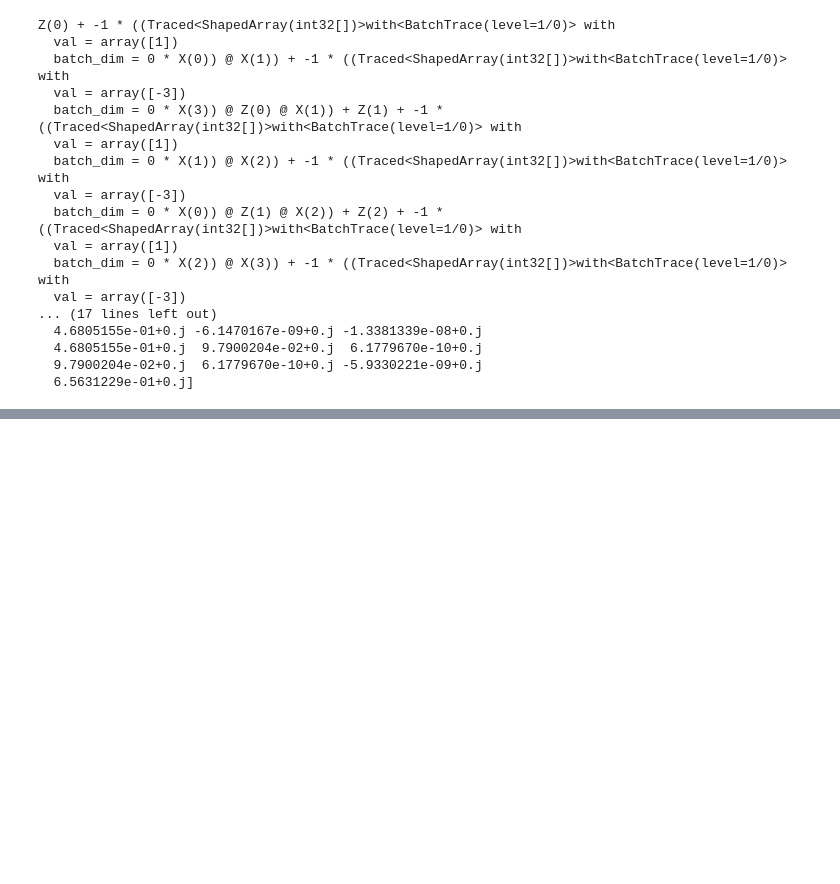
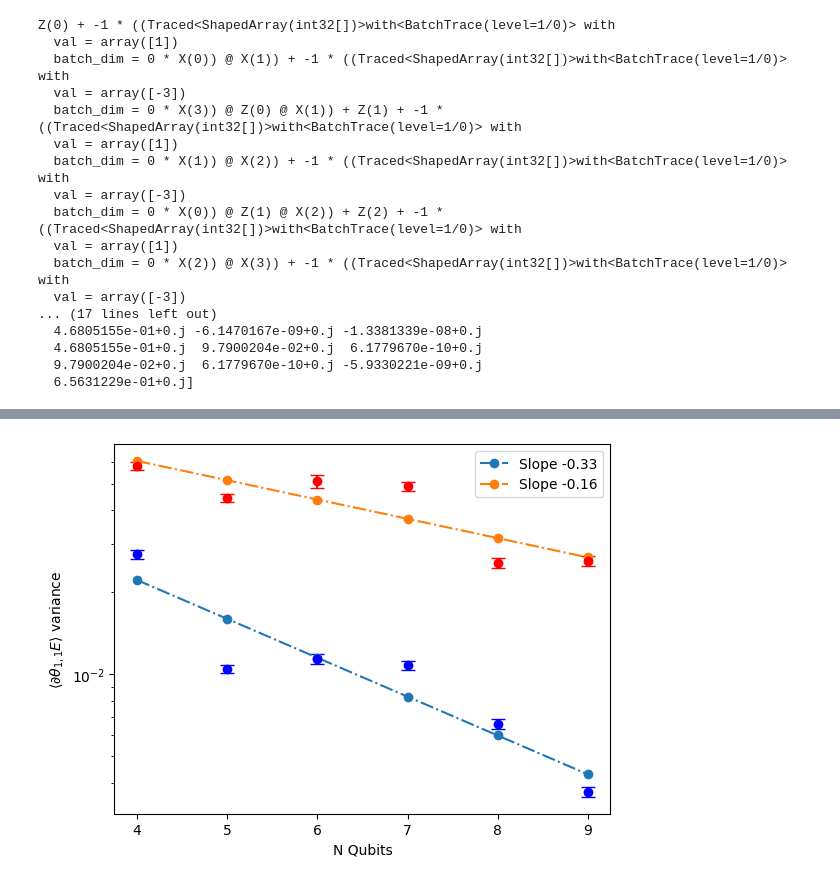
Before and after one commit to erikrecio/qurriculum_learning, a Jupyter notebook: Phase Recognition/main_penny5-jaxopt.ipynb, the cells around one changed output, grey strips where cells are left out. Drawn from its saved outputs; the diff is of its cells as text; code cells hidden in the pictures; blank space fills up the shorter version.

```diff
--- a/Phase Recognition/main_penny5-jaxopt.ipynb
+++ b/Phase Recognition/main_penny5-jaxopt.ipynb
@@ -1072,14 +1072,14 @@ def train_qcnn(gs_train, gs_val, labels_train, labels_val, j_train, opt, cl):
     b = bias_init
 
     params = params_init
-    state = opt.init_state(params_init, gs_train[:2], labels_train[:2])
+    state = opt.init_state(params_init, gs_train[:2], labels_train[:2], nqubits)
 
     for it in range(num_iters):
 
         # For self paced learning, we sort the datapoints at every iteration
         if cl in ["SPCL", "SPACL", "FSPACL", "FSPCL"]:
             ascending = True if cl in ["SPCL","FSPCL"] else False
-            gs_train, labels_train, j_train = sort_gs(w, b, gs_train, labels_train, j_train, ascending, cl)
+            gs_train, labels_train, j_train = sort_gs(w, b, gs_train, labels_train, j_train, ascending, cl, nqubits)
 
         # Once they are sorted, we select the first datapoints into the batch lists
         if cl in ["CL", "ACL", "PCL", "PACL", "RAND", "SPACL", "SPCL"]:
@@ -1101,7 +1101,7 @@ def train_qcnn(gs_train, gs_val, labels_train, labels_val, j_train, opt, cl):
 
         # Update the weights by one optimizer step
         with open(os.devnull, "w") as f, contextlib.redirect_stdout(f):
-            params, state = opt.update(params, state, gs_train_batch, labels_train_batch)
+            params, state = opt.update(params, state, gs_train_batch, labels_train_batch, nqubits)
 
         if with_bias:
             w, b = params
@@ -1109,14 +1109,14 @@ def train_qcnn(gs_train, gs_val, labels_train, labels_val, j_train, opt, cl):
             w = params
 
         if optimizer == "GradientDescent":
-            l = loss(params, gs_train_batch, labels_train_batch)
+            l = loss(params, gs_train_batch, labels_train_batch, nqubits)
         else:
             l = state.value
 
         # Compute predictions and accuracy on train and validation set
-        pred_train = pred(w, b, gs_train)
+        pred_train = pred(w, b, gs_train, nqubits)
         if with_val:
-            pred_val = pred(w, b, gs_val) if len(labels_val) > 0 else None
+            pred_val = pred(w, b, gs_val, nqubits) if len(labels_val) > 0 else None
         else:
             pred_val = np.array([0]*len(labels_val))
 
@@ -1135,7 +1135,7 @@ def train_qcnn(gs_train, gs_val, labels_train, labels_val, j_train, opt, cl):
         acc_train_arr.append(float(acc_train))
         acc_val_arr.append(float(acc_val))
 
-        # l = loss(w, b, gs_train, labels_train)
+        # l = loss(w, b, gs_train, labels_train, nqubits)
         losses.append(float(l))
 
     return weights, bias, losses, pred_train_arr, pred_val_arr, acc_train_arr, acc_val_arr, j_train
@@ -1977,13 +1983,13 @@ j_val = np.array(read_data["j_val"][run])
 # j_val = new_j
 
 
-# gs2 = np.array([ground_state(j1, j2) for j1, j2 in j_val])
-gs2 = jax.vmap(ground_state, in_axes=[0,0])(j_val[:,0], j_val[:,1])
+# gs2 = np.array([ground_state(j1, j2, nqubits) for j1, j2 in j_val])
+gs2 = jax.vmap(ground_state, in_axes=[0,0, None])(j_val[:,0], j_val[:,1], nqubits)
 # %% [output]
 NameError: name 'data_file_name' is not defined
 # %%
 # pred_val = np.array(read_data["pred_val"][run][iteration])
-pred_val = pred(weights, np.array(bias), gs2)
+pred_val = pred(weights, np.array(bias), gs2, nqubits)
 
 
 fig, axis = plt.subplots(1,1)
@@ -2210,0 +2303,20 @@ Z(0) + -1 * ((Traced<ShapedArray(int32[])>with<BatchTrace(level=1/0)> with
+# %%
+# qubits = [2, 3, 4, 5, 6, 7, 8, 9]
+qubits = np.array(qubits)
+
+plt.errorbar(qubits[2:], arr_variances[2:], arr_std_variances[2:], fmt="o", capsize=5, c="b")
+plt.errorbar(qubits[2:], arr_variances_pur[2:], arr_std_variances_pur[2:], fmt="o", capsize=5, c="r")
+
+p = np.polyfit(qubits[2:], np.log(arr_variances[2:]), 1)
+plt.plot(qubits[2:], np.exp(p[0] * qubits[2:] + p[1]), "o-.", label="Slope {:3.2f}".format(p[0]))
+
+p2 = np.polyfit(qubits[2:], np.log(arr_variances_pur[2:]), 1)
+plt.plot(qubits[2:], np.exp(p2[0] * qubits[2:] + p2[1]), "o-.", label="Slope {:3.2f}".format(p2[0]))
+
+plt.yscale("log")
+plt.xlabel(r"N Qubits")
+plt.ylabel(r"$\langle \partial \theta_{1, 1} E\rangle$ variance")
+plt.legend()
+plt.show()
+# %% [output]
+[figure, added]
```
Also changed, not shown: parts of 23 cells of this notebook.
